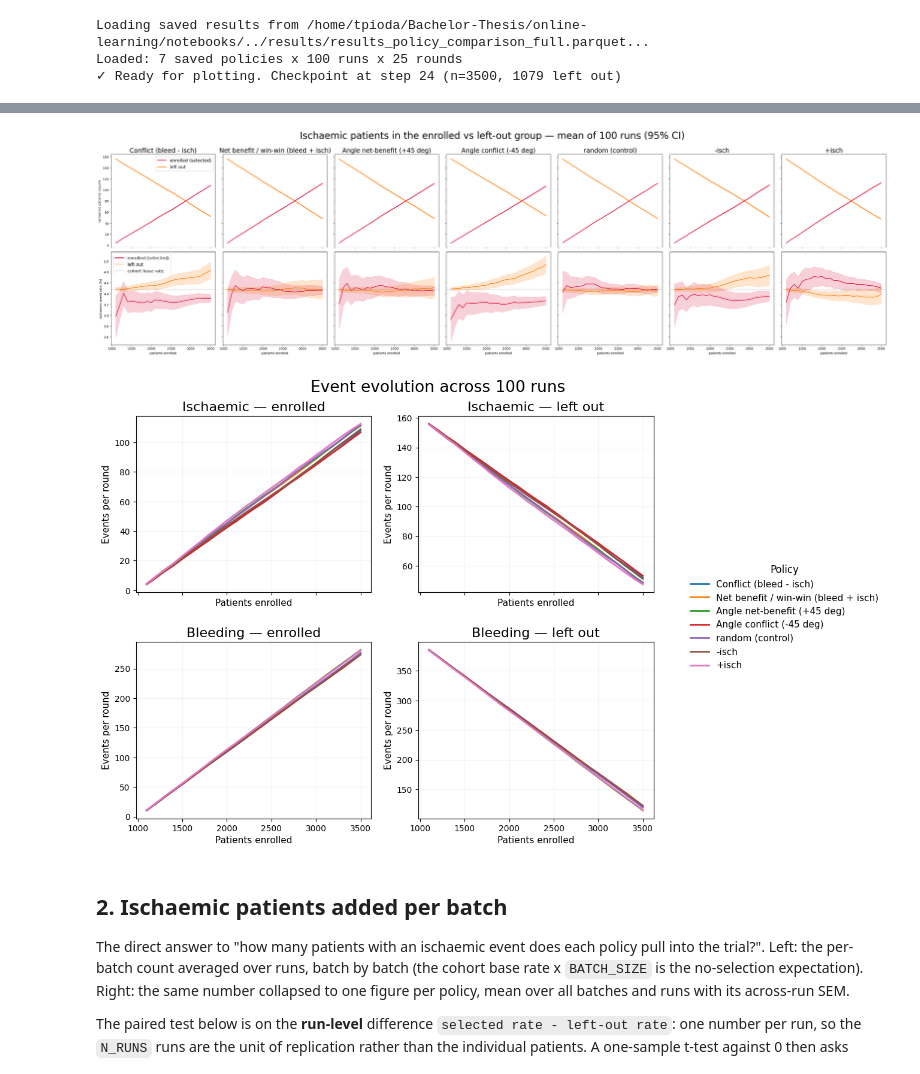
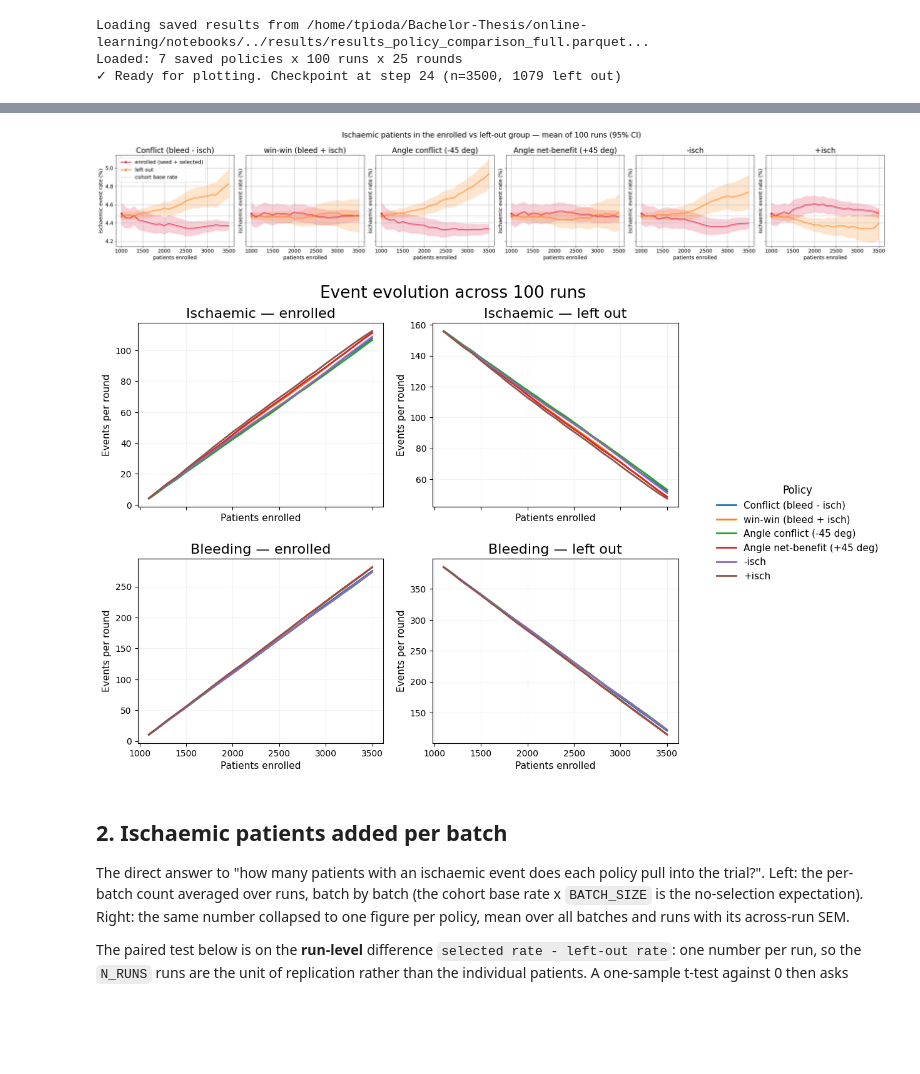
Before and after one commit to TommasoPioda/CATE-estimation-on-the-MASTER-DAPT-trial, a Jupyter notebook: online-learning/notebooks/05_online_learning_policy_comparison_exp.ipynb, the cells around one changed output, grey strips where cells are left out. Saved outputs shown, nothing was run; the diff lists cells and outputs as text; code cells hidden in the pictures; blank space fills up the shorter version.

Commit message:
docs: update thesis analyses and results

```diff
--- a/online-learning/notebooks/05_online_learning_policy_comparison_exp.ipynb
+++ b/online-learning/notebooks/05_online_learning_policy_comparison_exp.ipynb
@@ -583,7 +583,7 @@ N_JOBS                     = max(1, BUDGET // FIT_N_JOBS)    # 57 workers x 3 th
 C_EXPLORE                  = 0.0                # UCB1 exploration weight, shared by all policies
 TEMPERATURE0, DECAY_RATE   = 5.0, 8.0
 
-POLICIES_TO_RUN = ['conflict', 'net_benefit', 'angle_net_benefit', 'angle_conflict', 'random', '-isch', '+isch']  # all six CATE policies plus the random control
+POLICIES_TO_RUN = ['conflict','net_benefit', 'angle_conflict','angle_net_benefit', '-isch','+isch']  # all six CATE policies plus the random control
 MIN_LEFT_FRAC              = 0.0   # summaries are read where >=20% of the cohort is still left out
 RESULTS_PATH               = os.path.join(os.getcwd(), '..', 'results', 'results_policy_comparison_full.parquet')
 
@@ -725,71 +724,86 @@ other at the cohort base rate.
 from scipy.stats import t
 
 pol_run = [p for p in POLICIES_TO_RUN if p in set(summary['policy'])]
-fig, axes = plt.subplots(2, len(pol_run), figsize=(5 * len(pol_run), 10),
+fig, axes = plt.subplots(1, len(pol_run), figsize=(5 * len(pol_run), 5),
                          sharex='col', sharey='row')
 axes = np.atleast_2d(axes)
 
-for ax_top, ax_bot, pol in zip(axes[0], axes[1], pol_run):
+for ax_bot, pol in zip(axes[0], pol_run):
     s = summary[summary['policy'] == pol]
 
-    for col, den, color, label in [
-        ('new_isch_n', 'new_n', 'crimson', 'enrolled (selected)'),
-        ('left_isch_n', 'left_n', 'tab:orange', 'left out')
+    # The first saved row is n=1100, after the first policy-specific batch.
+    # Recover the actual pre-selection state at n=1000 and prepend it to
+    # each group's series.  The red curve is therefore the whole enrolled
+    # cohort (shared seed + post-seed selections), not the post-seed subset.
+    first = results[(results['policy'] == pol) & (results['step'] == 0)]
+    seed_rate = (first['enr_isch_n'] - first['batch_isch_n']) / N_SEED
+    pool_rate = ((first['left_isch_n'] + first['batch_isch_n']) /
+                 (first['left_n'] + first['batch_n']))
+    tcrit = t.ppf(0.975, len(first) - 1)
+    seed_ci = tcrit * seed_rate.sem()
+    pool_ci = tcrit * pool_rate.sem()
+
+    enrolled = (results[results['policy'] == pol].groupby('n')['enr_isch_n']
+                .agg(['mean', 'sem']).reset_index())
+    enrolled_n = np.r_[N_SEED, enrolled['n'].to_numpy()]
+    enrolled_rate = np.r_[seed_rate.mean(), (enrolled['mean'] / enrolled['n']).to_numpy()]
+    enrolled_ci = np.r_[seed_ci,
+                        (t.ppf(0.975, N_RUNS - 1) * enrolled['sem'] / enrolled['n']).to_numpy()]
+
+    left_n = np.r_[N_SEED, s['n'].to_numpy()]
+    left_rate = np.r_[pool_rate.mean(),
+                      (s['left_isch_n_mean'] / s['left_n_mean']).to_numpy()]
+    left_ci = np.r_[pool_ci,
+                    (t.ppf(0.975, N_RUNS - 1) * s['left_isch_n_sem'] / s['left_n_mean']).to_numpy()]
+
+    for n_values, rate, ci, color, label in [
+        (enrolled_n, enrolled_rate, enrolled_ci, 'crimson', 'enrolled (seed + selected)'),
+        (left_n, left_rate, left_ci, 'tab:orange', 'left out'),
     ]:
-        m, e = s[f'{col}_mean'], s[f'{col}_sem']
+        ax_bot.plot(n_values, rate * 100, color=color, lw=2, marker='o',
+                    markevery=[0], ms=5, label=label)
+        ax_bot.fill_between(n_values, (rate - ci) * 100, (rate + ci) * 100,
+                            color=color, alpha=.2)
 
-        # Upper row: counts
-        ax_top.plot(s['n'], m, color=color, lw=2, label=label)
-        ax_top.fill_between(s['n'], m - e, m + e, color=color, alpha=.2)
-
-        # Lower row: rates
-        rate = s[f'{col}_mean'] / s[f'{den}_mean']
-        rate_sem = e / s[f'{den}_mean']
-        ci = t.ppf(0.975, N_RUNS - 1) * rate_sem
-
-        ax_bot.plot(s['n'], rate * 100, color=color, lw=2, label=label)
-        ax_bot.fill_between(
-            s['n'],
-            (rate - ci) * 100,
-            (rate + ci) * 100,
-            color=color,
-            alpha=.2
-        )
+    ax_bot.tick_params(axis='both', labelsize=14)
+    ax_bot.set_xlabel('patients enrolled', fontsize=14)
+    ax_bot.set_ylabel('ischaemic event rate (%)', fontsize=14)
 
     ax_bot.axhline(
         ISCH_ANY.mean() * 100,
         color='k', lw=.8, ls=':', alpha=.6,
         label='cohort base rate'
     )
 
-    ax_top.set_title(
+    ax_bot.set_title(
         POLICIES[pol]['label'],
         fontsize=20,
         color='black'
     )
     ax_bot.set_xlabel('patients enrolled')
+    ax_bot.grid()
 
-axes[0, 0].set_ylabel('ischaemic patients (count)')
-axes[1, 0].set_ylabel('ischaemic event rate (%)')
+axes[0, 0].set_ylabel('ischaemic event rate (%)')
+#axes[1, 0].set_ylabel('ischaemic event rate (%)')
 axes[0, 0].legend(fontsize=14)
-axes[1, 0].legend(fontsize=14)
+#axes[1, 0].legend(fontsize=14)
 
 fig.suptitle(
     f'Ischaemic patients in the enrolled vs left-out group — '
     f'mean of {N_RUNS} runs (95% CI)',
     y=1.00,
-    fontsize=30
+    fontsize=20
 )
 
 plt.tight_layout()
 plt.savefig(
     os.path.join(os.getcwd(), '..', 'figures', 'policy_comparison_ischaemic_patients_only_full.png'),
     dpi=300,
     bbox_inches='tight'
 )
 plt.show()
 # %% [output]
-[figure, old version]
+[figure, new version]
 # %%
 import matplotlib.pyplot as plt
 import os
@@ -859,7 +873,7 @@ plt.savefig(
 
 plt.show()
 # %% [output]
-[figure, old version]
+[figure, new version]
 # %% [markdown]
 ## 2. Ischaemic patients added per batch
 
```
Also changed, not shown: parts of 8 cells of this notebook, 25 other files.
